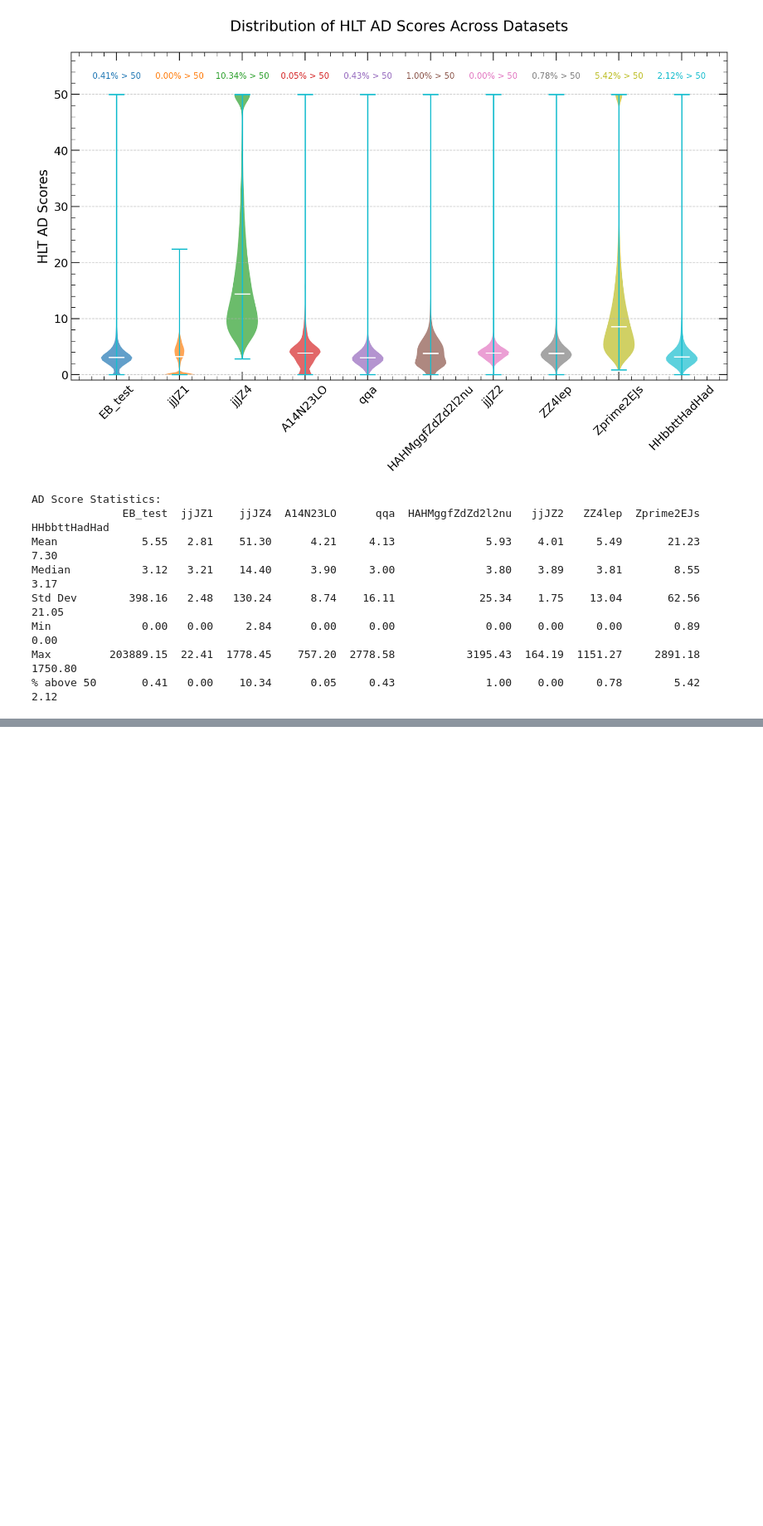
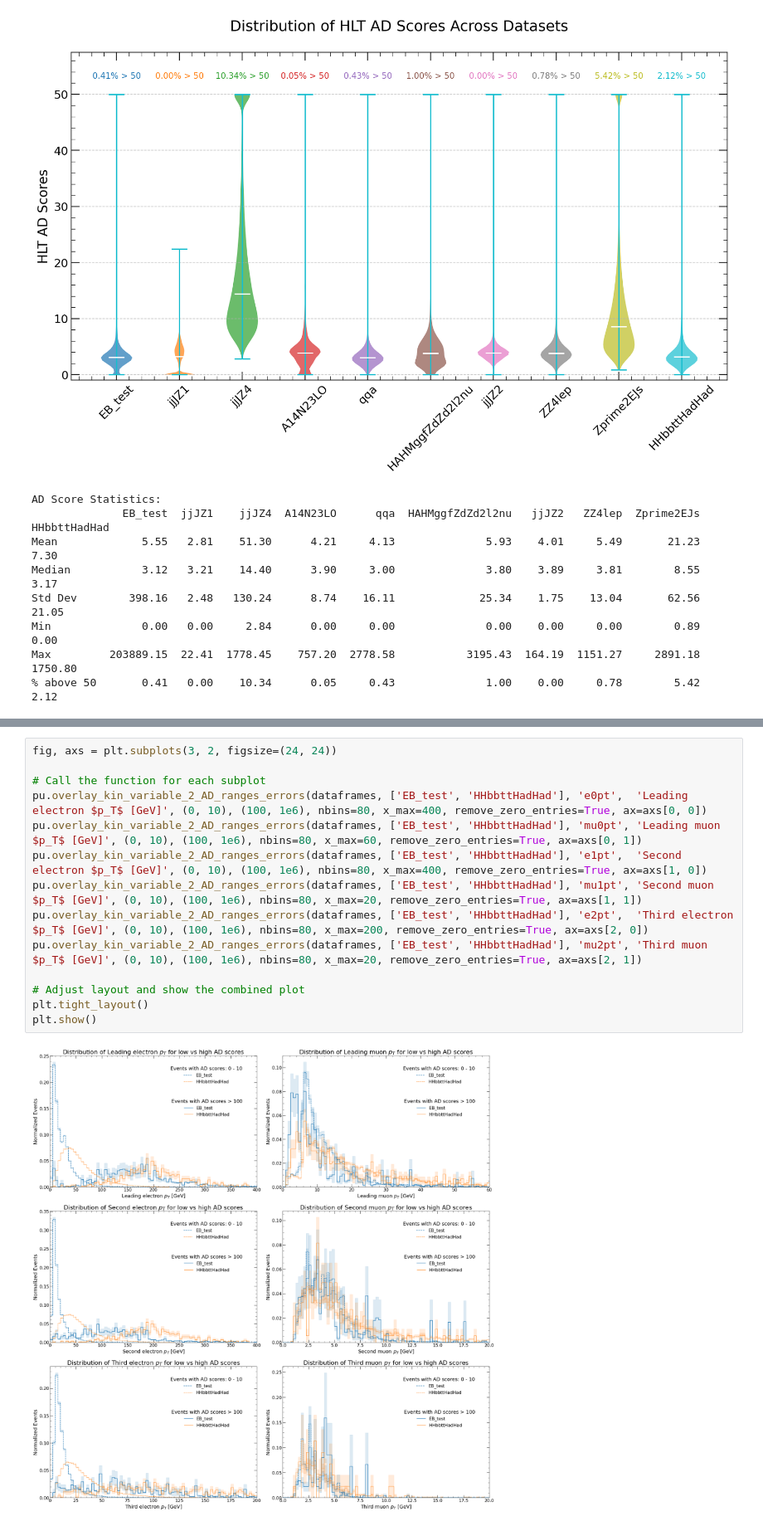
Before and after one commit to clairedavid/atlas_ad_hlt_studies, a Jupyter notebook: notebooks/HLTAD_plots_Claire_v01.ipynb, the cells around one changed output, grey strips where cells are left out. Shown at 83% size. Drawn from its saved outputs; the diff is of its cells as text; blank space fills up the shorter version.

```diff
--- a/notebooks/HLTAD_plots_Claire_v01.ipynb
+++ b/notebooks/HLTAD_plots_Claire_v01.ipynb
@@ -196,0 +223,16 @@ Max         203889.15  22.41  1778.45    757.20  2778.58           3195.43  164.
+# %%
+fig, axs = plt.subplots(3, 2, figsize=(24, 24))
+
+# Call the function for each subplot
+pu.overlay_kin_variable_2_AD_ranges_errors(dataframes, ['EB_test', 'HHbbttHadHad'], 'e0pt',  'Leading electron $p_T$ [GeV]', (0, 10), (100, 1e6), nbins=80, x_max=400, remove_zero_entries=True, ax=axs[0, 0])
+pu.overlay_kin_variable_2_AD_ranges_errors(dataframes, ['EB_test', 'HHbbttHadHad'], 'mu0pt', 'Leading muon $p_T$ [GeV]', (0, 10), (100, 1e6), nbins=80, x_max=60, remove_zero_entries=True, ax=axs[0, 1])
+pu.overlay_kin_variable_2_AD_ranges_errors(dataframes, ['EB_test', 'HHbbttHadHad'], 'e1pt',  'Second electron $p_T$ [GeV]', (0, 10), (100, 1e6), nbins=80, x_max=400, remove_zero_entries=True, ax=axs[1, 0])
+pu.overlay_kin_variable_2_AD_ranges_errors(dataframes, ['EB_test', 'HHbbttHadHad'], 'mu1pt', 'Second muon $p_T$ [GeV]', (0, 10), (100, 1e6), nbins=80, x_max=20, remove_zero_entries=True, ax=axs[1, 1])
+pu.overlay_kin_variable_2_AD_ranges_errors(dataframes, ['EB_test', 'HHbbttHadHad'], 'e2pt',  'Third electron $p_T$ [GeV]', (0, 10), (100, 1e6), nbins=80, x_max=200, remove_zero_entries=True, ax=axs[2, 0])
+pu.overlay_kin_variable_2_AD_ranges_errors(dataframes, ['EB_test', 'HHbbttHadHad'], 'mu2pt', 'Third muon $p_T$ [GeV]', (0, 10), (100, 1e6), nbins=80, x_max=20, remove_zero_entries=True, ax=axs[2, 1])
+
+# Adjust layout and show the combined plot
+plt.tight_layout()
+plt.show()
+# %% [output]
+[figure, added]
```
Also changed, not shown: parts of 8 cells of this notebook, 2 other files.
